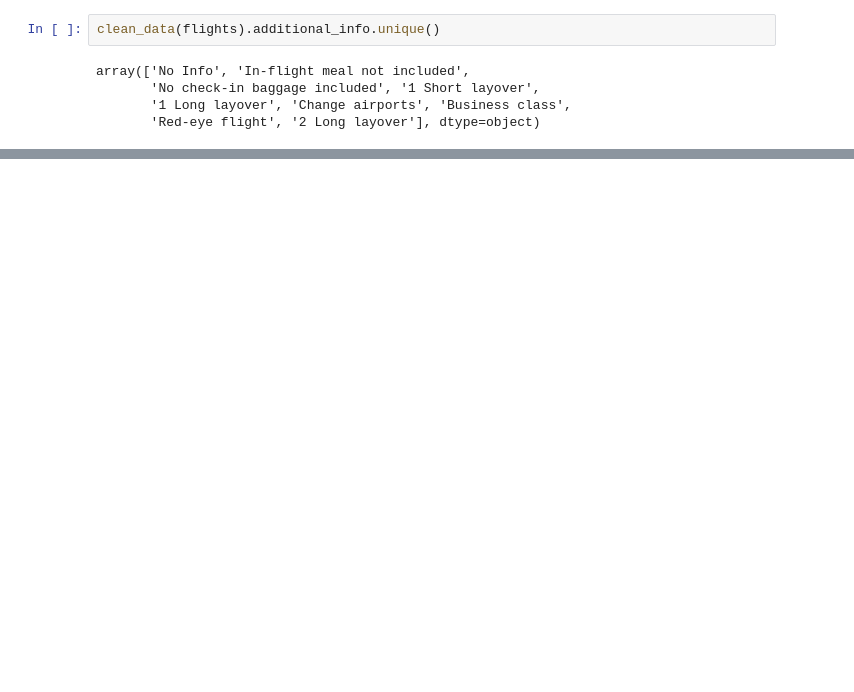
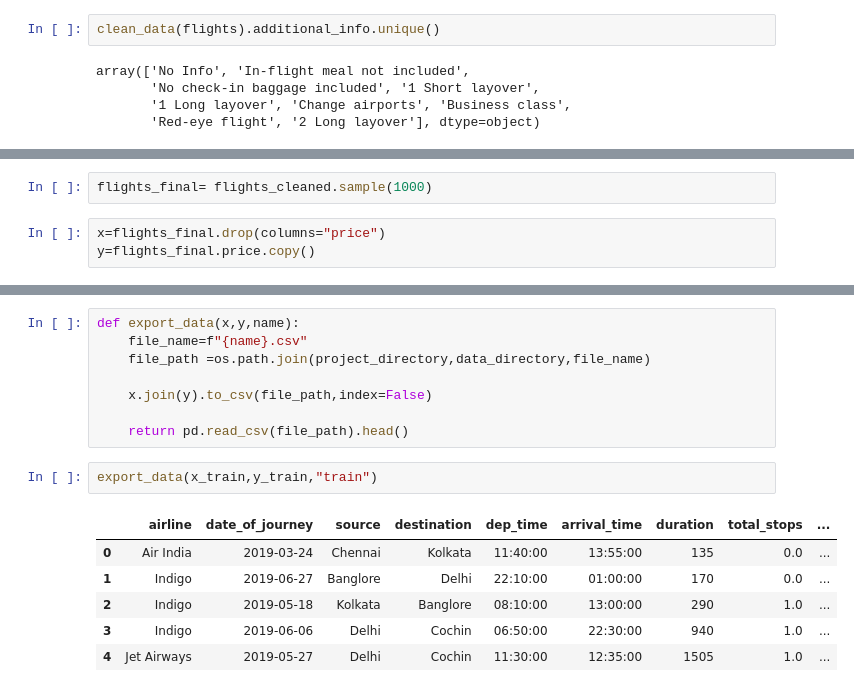
Before and after one commit to OptimisedLEarning/SAGEMAKER_Flight_price-_prediction, a Jupyter notebook: notebook/cleaning.ipynb, the cells around one changed output, grey strips where cells are left out. Saved outputs shown, nothing was run; the diff lists cells and outputs as text; blank space fills up the shorter version.

```diff
--- a/notebook/cleaning.ipynb
+++ b/notebook/cleaning.ipynb
@@ -471,0 +492,5 @@ array(['No Info', 'In-flight meal not included',
+# %%
+flights_final= flights_cleaned.sample(1000)
+# %%
+x=flights_final.drop(columns="price")
+y=flights_final.price.copy()
@@ -471,0 +511,17 @@ array(['No Info', 'In-flight meal not included',
+# %%
+def export_data(x,y,name):
+    file_name=f"{name}.csv"
+    file_path =os.path.join(project_directory,data_directory,file_name)
+
+    x.join(y).to_csv(file_path,index=False)
+
+    return pd.read_csv(file_path).head()
+# %%
+export_data(x_train,y_train,"train")
+# %% [output]
+|  | airline | date_of_journey | source | destination | dep_time | arrival_time | duration | total_stops | ... |
+| 0 | Air India | 2019-03-24 | Chennai | Kolkata | 11:40:00 | 13:55:00 | 135 | 0.0 | ... |
+| 1 | Indigo | 2019-06-27 | Banglore | Delhi | 22:10:00 | 01:00:00 | 170 | 0.0 | ... |
+| 2 | Indigo | 2019-05-18 | Kolkata | Banglore | 08:10:00 | 13:00:00 | 290 | 1.0 | ... |
+| 3 | Indigo | 2019-06-06 | Delhi | Cochin | 06:50:00 | 22:30:00 | 940 | 1.0 | ... |
+| 4 | Jet Airways | 2019-05-27 | Delhi | Cochin | 11:30:00 | 12:35:00 | 1505 | 1.0 | ... |
```
Also changed, not shown: parts of 7 cells of this notebook, 3 other files.
